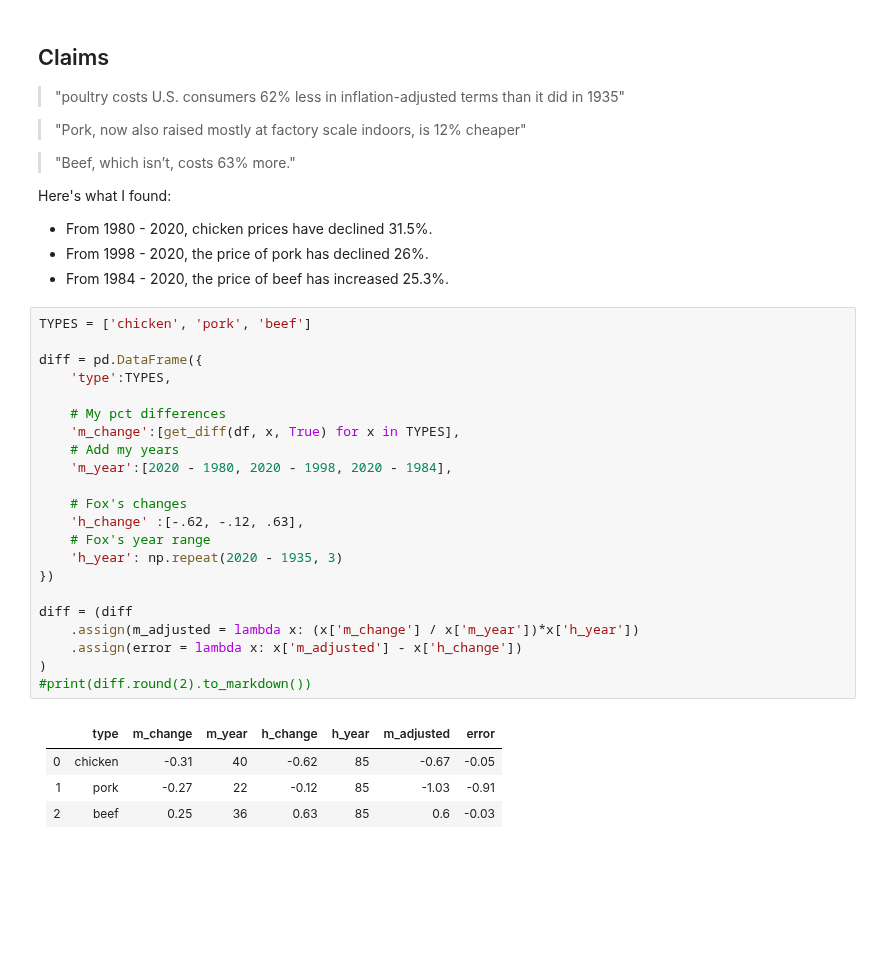
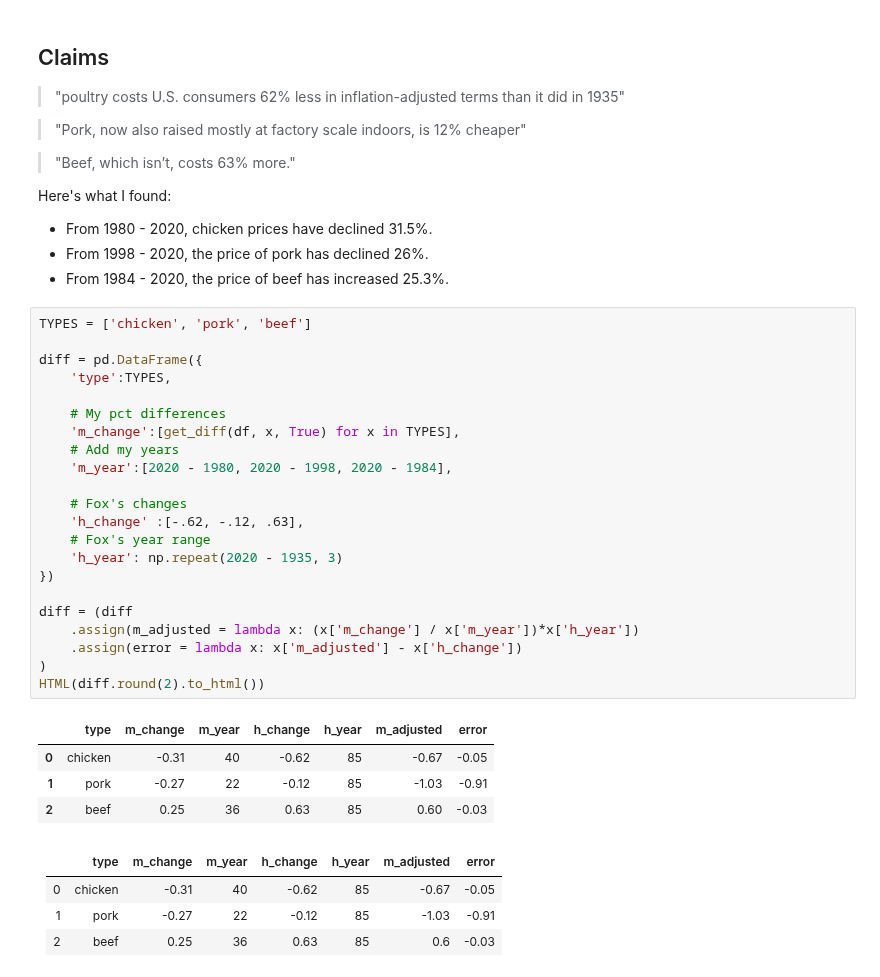
Before and after one commit to ayoskovich/chickens_trust, a Jupyter notebook: price_check.ipynb, the cells around one changed output. Drawn from its saved outputs; the diff is of its cells as text; blank space fills up the shorter version.

Commit message:
Trying different table output

```diff
--- a/price_check.ipynb
+++ b/price_check.ipynb
@@ -80,25 +81,30 @@ Here's what I found:
 # %%
 TYPES = ['chicken', 'pork', 'beef']
 
 diff = pd.DataFrame({
     'type':TYPES,
 
     # My pct differences
     'm_change':[get_diff(df, x, True) for x in TYPES],
     # Add my years
     'm_year':[2020 - 1980, 2020 - 1998, 2020 - 1984],
 
     # Fox's changes
     'h_change' :[-.62, -.12, .63],
     # Fox's year range
     'h_year': np.repeat(2020 - 1935, 3)
 })
 
 diff = (diff
     .assign(m_adjusted = lambda x: (x['m_change'] / x['m_year'])*x['h_year'])
     .assign(error = lambda x: x['m_adjusted'] - x['h_change'])
 )
-#print(diff.round(2).to_markdown())
+HTML(diff.round(2).to_html())
+# %% [output]
+|  | type | m_change | m_year | h_change | h_year | m_adjusted | error |
+| 0 | chicken | -0.31 | 40 | -0.62 | 85 | -0.67 | -0.05 |
+| 1 | pork | -0.27 | 22 | -0.12 | 85 | -1.03 | -0.91 |
+| 2 | beef | 0.25 | 36 | 0.63 | 85 | 0.60 | -0.03 |
 # %% [markdown]
 |    | type    |   m_change |   m_year |   h_change |   h_year |   m_adjusted |   error |
 |---:|:--------|-----------:|---------:|-----------:|---------:|-------------:|--------:|
```
Also changed, not shown: parts of 1 cell of this notebook, 2 other files.
